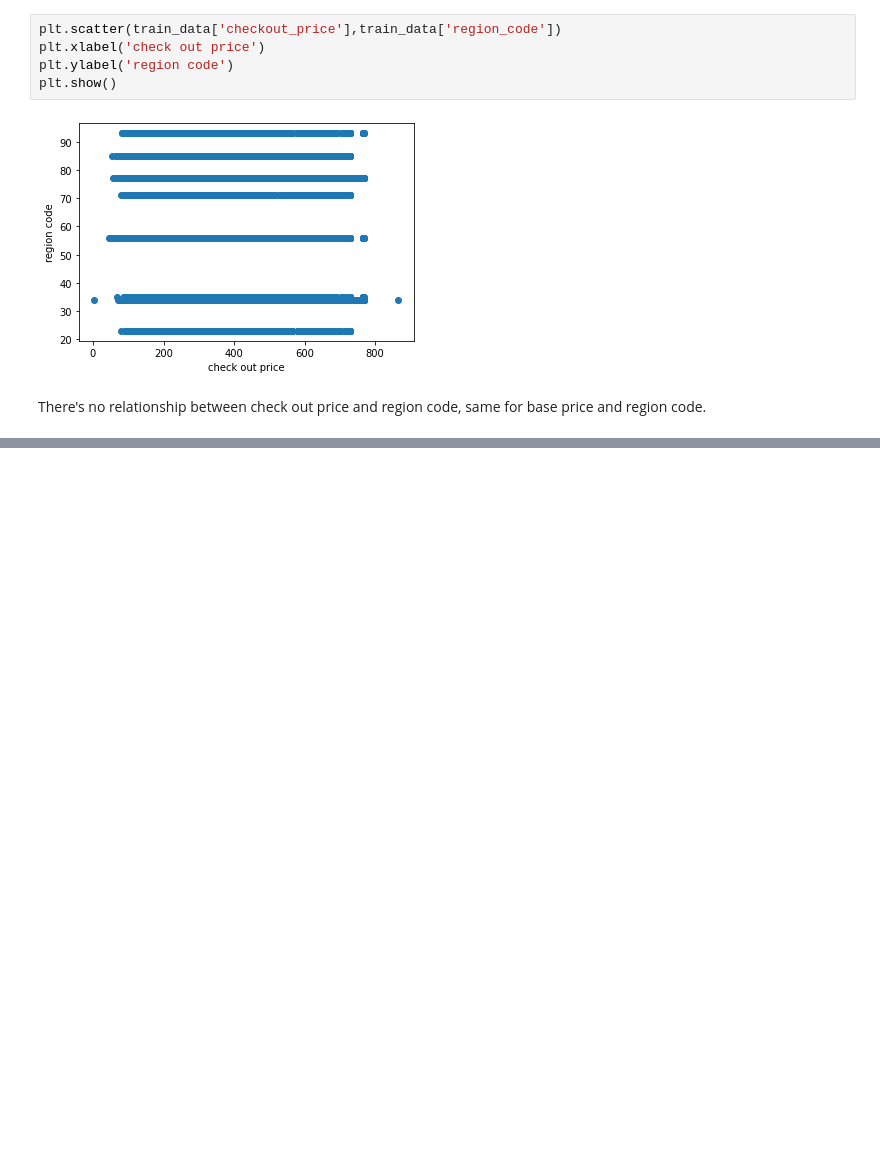
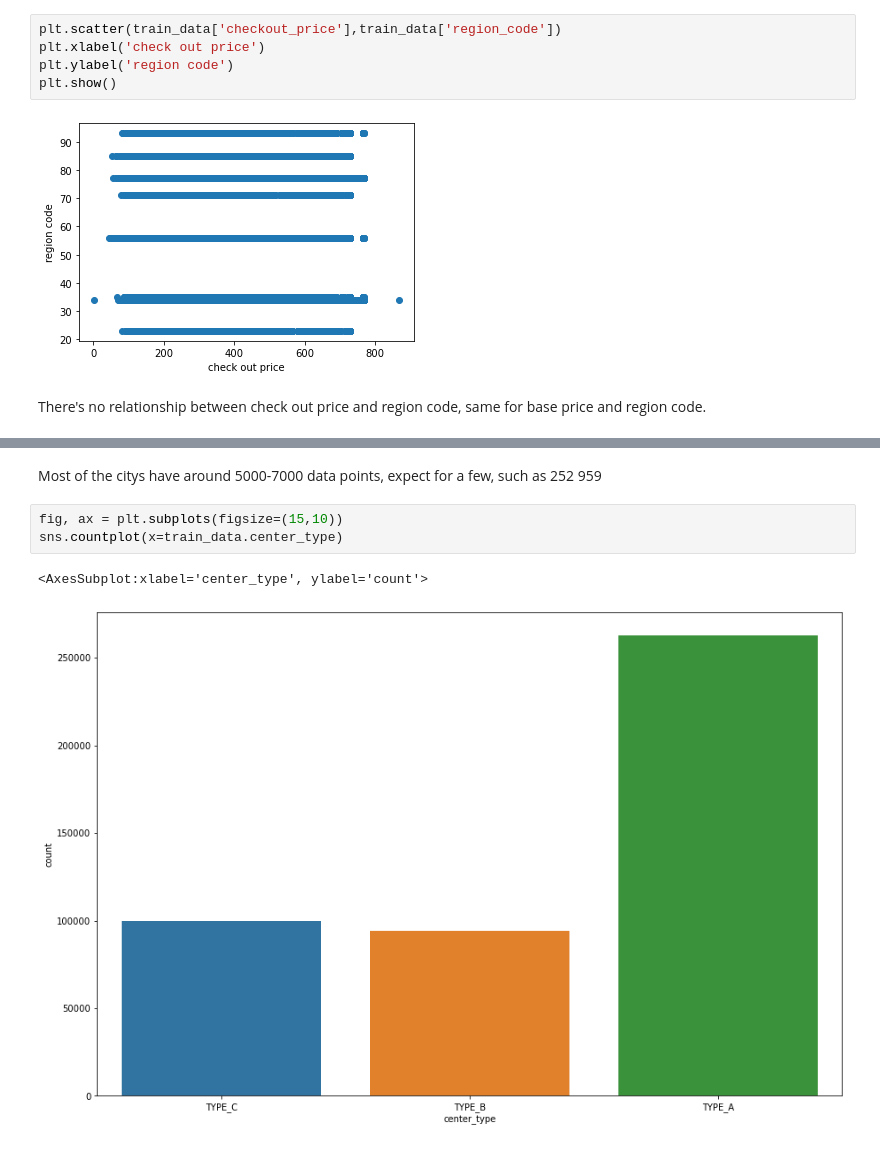
Before and after one commit to jihuali/aml-project, a Jupyter notebook: index.ipynb, the cells around one changed output, grey strips where cells are left out. Cells and saved outputs as stored; diff of their text form; blank space fills up the shorter version.

```diff
--- a/index.ipynb
+++ b/index.ipynb
@@ -179,0 +209,8 @@ There's no relationship between check out price and region code, same for base p
+# %% [markdown]
+Most of the citys have around 5000-7000 data points, expect for a few, such as 252 959
+# %%
+fig, ax = plt.subplots(figsize=(15,10))
+sns.countplot(x=train_data.center_type)
+# %% [output]
+<AxesSubplot:xlabel='center_type', ylabel='count'>
+[figure, added]
```
Also changed, not shown: parts of 11 cells of this notebook.
